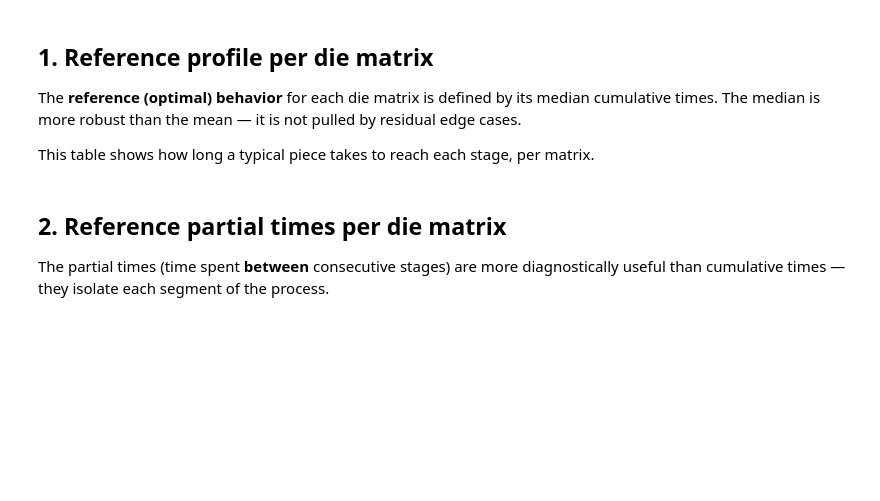
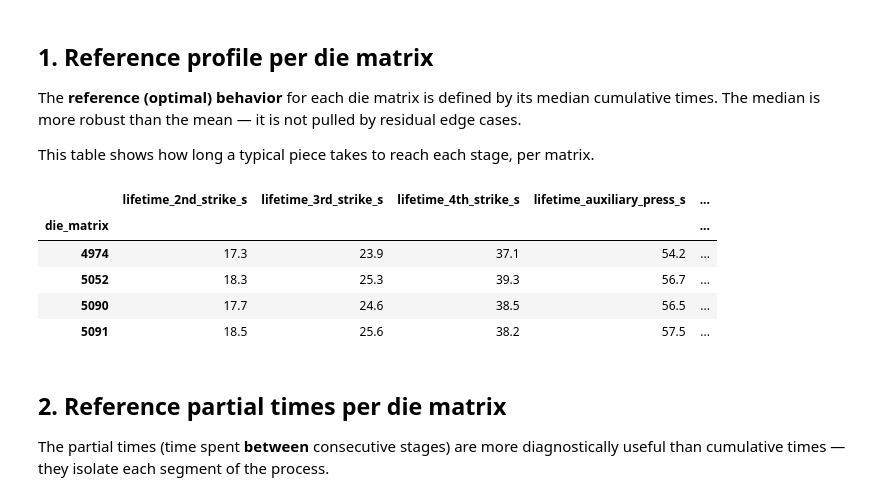
Before and after one commit to leomatthey/vaultech-analysis, a Jupyter notebook: notebooks/04_analyze_per_matrix.ipynb, the cells around one changed output. Cells and saved outputs as stored; diff of their text form; code cells hidden in the pictures; blank space fills up the shorter version.

```diff
--- a/notebooks/04_analyze_per_matrix.ipynb
+++ b/notebooks/04_analyze_per_matrix.ipynb
@@ -8,0 +7,10 @@ All analysis is performed on the gold parquet dataset (clean, validated pieces w
+# %%
+import pandas as pd
+from pathlib import Path
+
+GOLD_PATH = Path("../data/gold/pieces.parquet")
+df = pd.read_parquet(GOLD_PATH)
+
+print(f"Loaded {len(df):,} pieces from gold")
+print(f"Date range: {df['timestamp'].min().date()} → {df['timestamp'].max().date()}")
+print(f"Die matrices: {sorted(df['die_matrix'].unique())}")
@@ -17,3 +27,22 @@ This table shows how long a typical piece takes to reach each stage, per matrix.
+# %%
+# Cumulative lifetime columns — the five stages of the physical process
+cumulative_cols = [
+    "lifetime_2nd_strike_s", "lifetime_3rd_strike_s", "lifetime_4th_strike_s",
+    "lifetime_auxiliary_press_s", "lifetime_bath_s",
+]
+
+# Median per matrix: the "typical" piece's cumulative time at each stage.
+# Median (not mean) is chosen because it is robust to residual edge cases
+# that survived the cleaning — it answers "what does a normal piece look like?"
+reference_cumulative = df.groupby("die_matrix")[cumulative_cols].median().round(1)
+reference_cumulative
+# %% [output]
+|  | lifetime_2nd_strike_s | lifetime_3rd_strike_s | lifetime_4th_strike_s | lifetime_auxiliary_press_s | ... |
+| die_matrix |  |  |  |  | ... |
+| 4974 | 17.3 | 23.9 | 37.1 | 54.2 | ... |
+| 5052 | 18.3 | 25.3 | 39.3 | 56.7 | ... |
+| 5090 | 17.7 | 24.6 | 38.5 | 56.5 | ... |
+| 5091 | 18.5 | 25.6 | 38.2 | 57.5 | ... |
 # %% [markdown]
 ## 2. Reference partial times per die matrix
 
```
Also changed, not shown: parts of 19 cells of this notebook, 2 other files.
